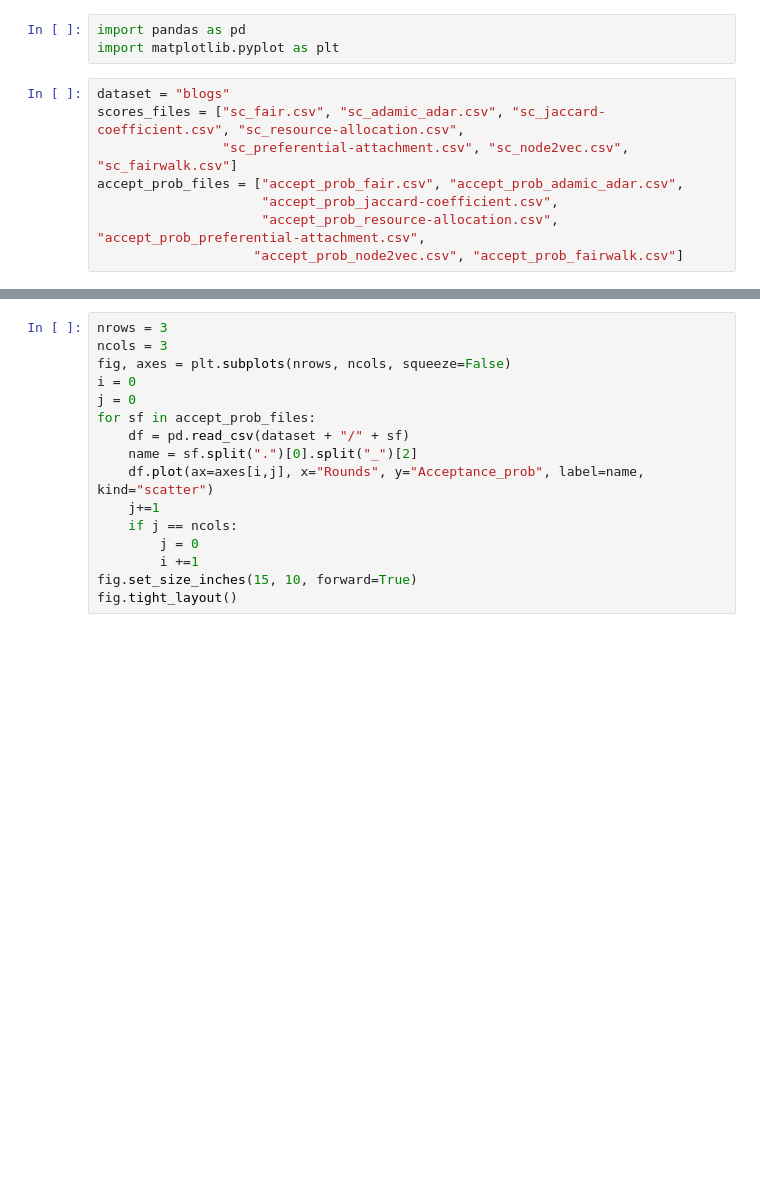
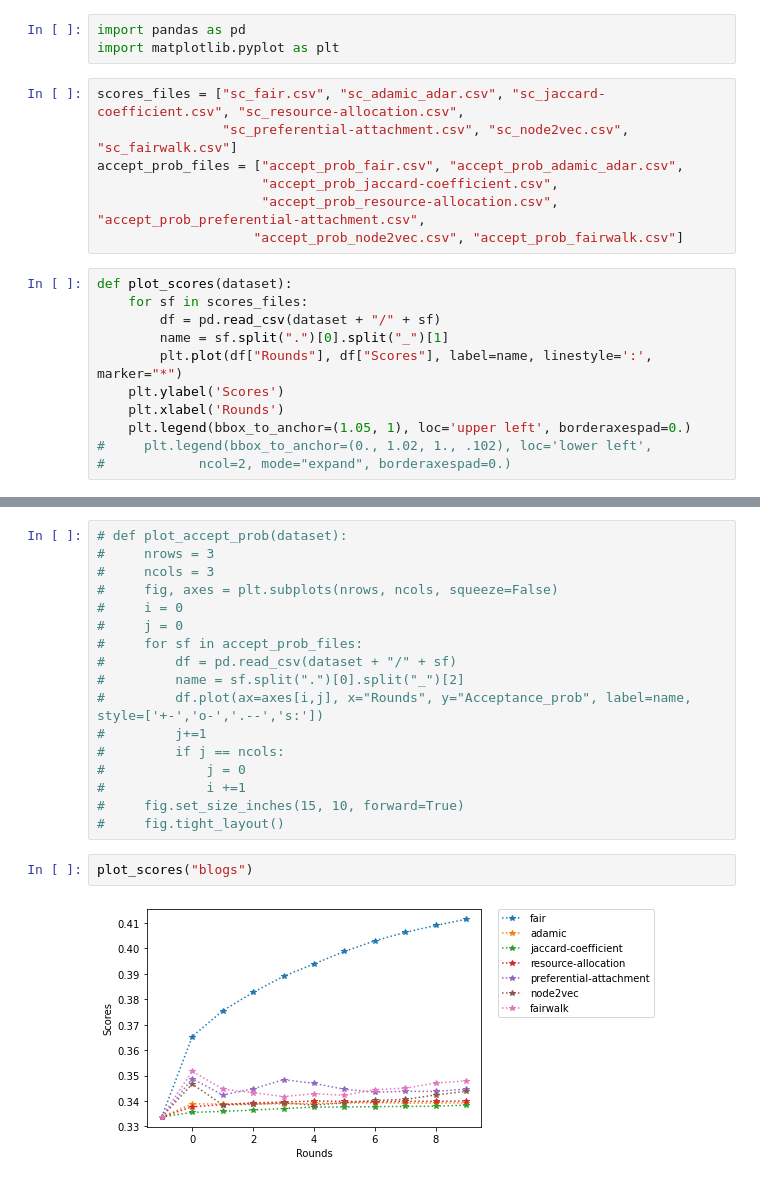
Before and after one commit to SotirisTsioutsiouliklis/FairRec, a Jupyter notebook: Code/ExperimentScripts/Plots.ipynb, the cells around one changed output, grey strips where cells are left out. Saved outputs shown, nothing was run; the diff lists cells and outputs as text; blank space fills up the shorter version.

```diff
--- a/Code/ExperimentScripts/Plots.ipynb
+++ b/Code/ExperimentScripts/Plots.ipynb
@@ -2,10 +2,20 @@
 import pandas as pd
 import matplotlib.pyplot as plt
 # %%
-dataset = "blogs"
 scores_files = ["sc_fair.csv", "sc_adamic_adar.csv", "sc_jaccard-coefficient.csv", "sc_resource-allocation.csv",
                 "sc_preferential-attachment.csv", "sc_node2vec.csv", "sc_fairwalk.csv"]
 accept_prob_files = ["accept_prob_fair.csv", "accept_prob_adamic_adar.csv",
                      "accept_prob_jaccard-coefficient.csv",
                      "accept_prob_resource-allocation.csv", "accept_prob_preferential-attachment.csv",
                     "accept_prob_node2vec.csv", "accept_prob_fairwalk.csv"]
+# %%
+def plot_scores(dataset):
+    for sf in scores_files:
+        df = pd.read_csv(dataset + "/" + sf)
+        name = sf.split(".")[0].split("_")[1]
+        plt.plot(df["Rounds"], df["Scores"], label=name, linestyle=':', marker="*")
+    plt.ylabel('Scores')
+    plt.xlabel('Rounds')
+    plt.legend(bbox_to_anchor=(1.05, 1), loc='upper left', borderaxespad=0.)
+#     plt.legend(bbox_to_anchor=(0., 1.02, 1., .102), loc='lower left',
+#            ncol=2, mode="expand", borderaxespad=0.)
@@ -28,16 +48,21 @@ fig.tight_layout()
 # %%
-nrows = 3
-ncols = 3
-fig, axes = plt.subplots(nrows, ncols, squeeze=False)
-i = 0
-j = 0
-for sf in accept_prob_files:
-    df = pd.read_csv(dataset + "/" + sf)
-    name = sf.split(".")[0].split("_")[2]
-    df.plot(ax=axes[i,j], x="Rounds", y="Acceptance_prob", label=name, kind="scatter")
-    j+=1
-    if j == ncols:
-        j = 0
-        i +=1
-fig.set_size_inches(15, 10, forward=True)
-fig.tight_layout()
+# def plot_accept_prob(dataset):
+#     nrows = 3
+#     ncols = 3
+#     fig, axes = plt.subplots(nrows, ncols, squeeze=False)
+#     i = 0
+#     j = 0
+#     for sf in accept_prob_files:
+#         df = pd.read_csv(dataset + "/" + sf)
+#         name = sf.split(".")[0].split("_")[2]
+#         df.plot(ax=axes[i,j], x="Rounds", y="Acceptance_prob", label=name, style=['+-','o-','.--','s:'])
+#         j+=1
+#         if j == ncols:
+#             j = 0
+#             i +=1
+#     fig.set_size_inches(15, 10, forward=True)
+#     fig.tight_layout()
+# %%
+plot_scores("blogs")
+# %% [output]
+[figure, added]
```
Also changed, not shown: parts of 7 cells of this notebook.
